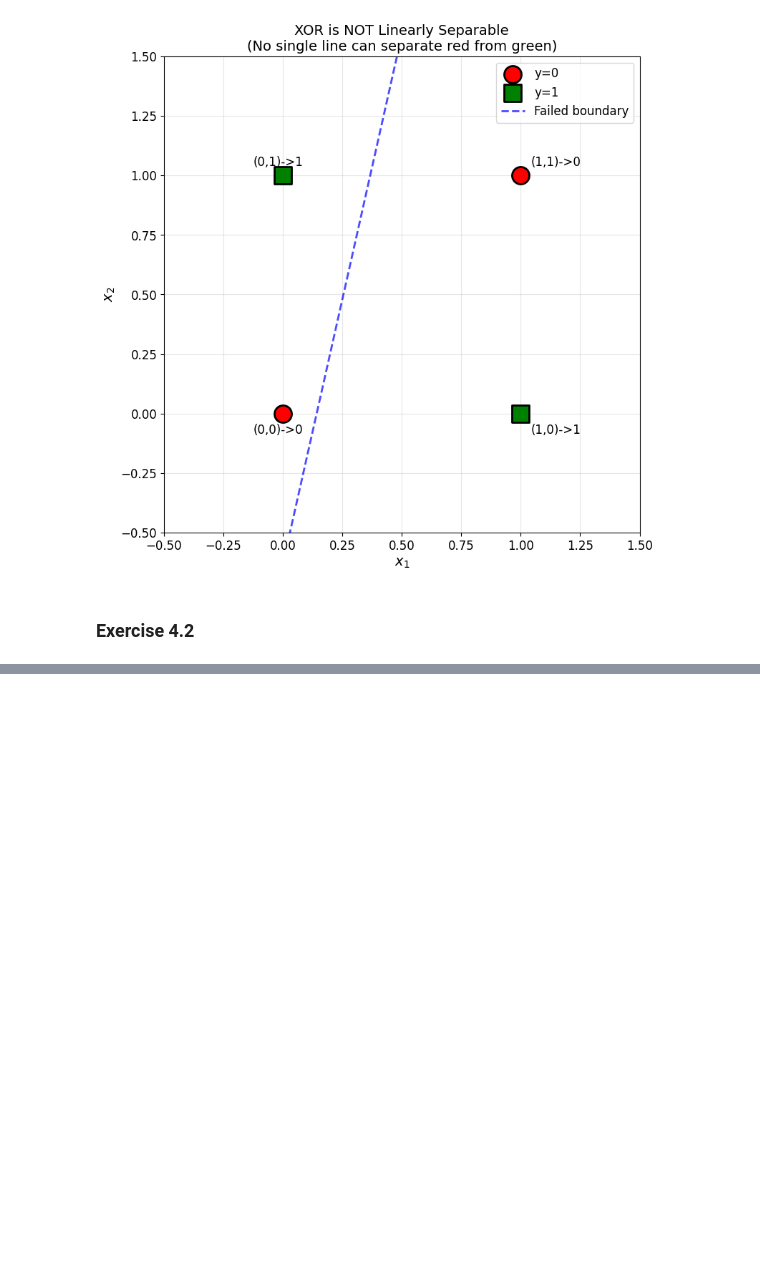
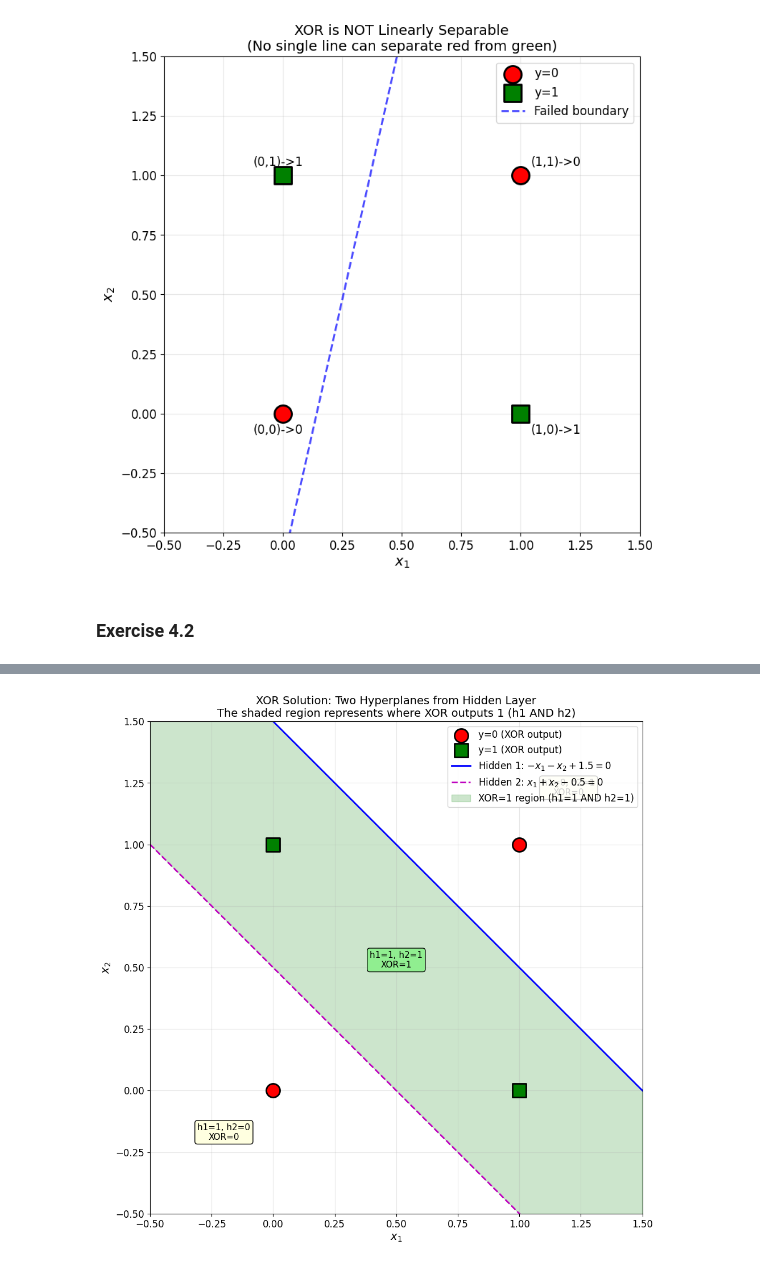
Before and after one commit to fionnmcgoldrick123/artificial_intelligence_lab, a Jupyter notebook: lab_1.ipynb, the cells around one changed output, grey strips where cells are left out. Saved outputs shown, nothing was run; the diff lists cells and outputs as text; code cells hidden in the pictures; blank space fills up the shorter version.

```diff
--- a/lab_1.ipynb
+++ b/lab_1.ipynb
@@ -653,0 +726,99 @@ print("Figure saved as 'linear_separability_comparison.png'")
+# %%
+# Visualise the two hyperplanes from the hidden layer
+print("Key Insight: The two lines divide the input space into three regions:")
+print("1. Below both lines (only h2 activates)")
+print("2. Between the lines (both h1 and h2 activate)")
+print("3. Above both lines (only h1 activates)")
+print("The output neuron then selects the region(s) where XOR should output 1.")
+
+fig, ax = plt.subplots(figsize=(10, 10))
+
+# Plot data points
+for i in range(len(X_xor)):
+    if y_xor[i] == 0:
+        ax.scatter(
+            X_xor[i, 0],
+            X_xor[i, 1],
+            c="red",
+            marker="o",
+            s=300,
+            edgecolors="black",
+            linewidths=2,
+            zorder=5,
+            label="y=0 (XOR output)" if i == 0 else "",
+        )
+    else:
+        ax.scatter(
+            X_xor[i, 0],
+            X_xor[i, 1],
+            c="green",
+            marker="s",
+            s=300,
+            edgecolors="black",
+            linewidths=2,
+            zorder=5,
+            label="y=1 (XOR output)" if i == 1 else "",
+        )
+
+# Define the two hyperplanes from hidden layer
+x1_range = np.linspace(-0.5, 1.5, 100)
+
+# Hidden neuron 1: -x1 - x2 + 1.5 = 0 => x2 = -x1 + 1.5
+x2_h1 = -x1_range + 1.5
+ax.plot(x1_range, x2_h1, "b-", linewidth=2, label="Hidden 1: $-x_1 - x_2 + 1.5 = 0$")
+
+# Hidden neuron 2: x1 + x2 - 0.5 = 0 => x2 = -x1 + 0.5
+x2_h2 = -x1_range + 0.5
+ax.plot(x1_range, x2_h2, "m--", linewidth=2, label="Hidden 2: $x_1 + x_2 - 0.5 = 0$")
+
+# Shade regions
+ax.fill_between(
+    x1_range,
+    x2_h2,
+    x2_h1,
+    alpha=0.2,
+    color="green",
+    label="XOR=1 region (h1=1 AND h2=1)",
+)
+
+# Add annotations
+ax.annotate(
+    "h1=1, h2=0\nXOR=0",
+    xy=(-0.2, -0.2),
+    fontsize=11,
+    ha="center",
+    bbox=dict(boxstyle="round", facecolor="lightyellow"),
+)
+ax.annotate(
+    "h1=1, h2=1\nXOR=1",
+    xy=(0.5, 0.5),
+    fontsize=11,
+    ha="center",
+    bbox=dict(boxstyle="round", facecolor="lightgreen"),
+)
+ax.annotate(
+    "h1=0, h2=1\nXOR=0",
+    xy=(1.2, 1.2),
+    fontsize=11,
+    ha="center",
+    bbox=dict(boxstyle="round", facecolor="lightyellow"),
+)
+
+# Formatting
+ax.set_xlim(-0.5, 1.5)
+ax.set_ylim(-0.5, 1.5)
+ax.set_xlabel("$x_1$", fontsize=14)
+ax.set_ylabel("$x_2$", fontsize=14)
+ax.set_title(
+    "XOR Solution: Two Hyperplanes from Hidden Layer\n"
+    "The shaded region represents where XOR outputs 1 (h1 AND h2)",
+    fontsize=14,
+ )
+ax.grid(True, alpha=0.3)
+ax.legend(loc="upper right")
+ax.set_aspect("equal")
+plt.tight_layout()
+plt.savefig("xor_two_hyperplanes.png", dpi=150, bbox_inches="tight")
+plt.show()
+print("Figure saved as 'xor_two_hyperplanes.png'")
+# %% [output]
@@ -653,0 +830 @@ print("Figure saved as 'linear_separability_comparison.png'")
+[figure, added]
```
Also changed, not shown: parts of 33 cells of this notebook, 5 other files.
